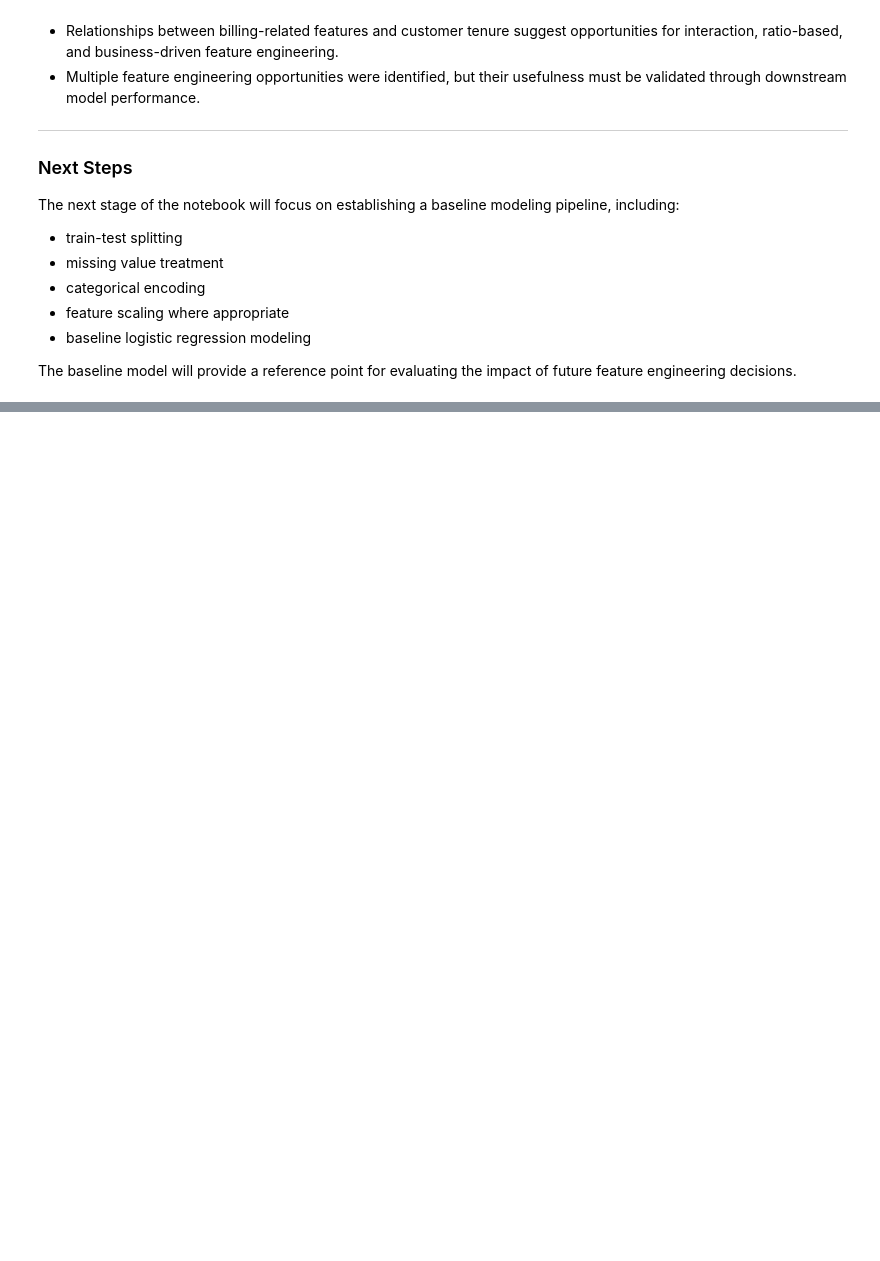
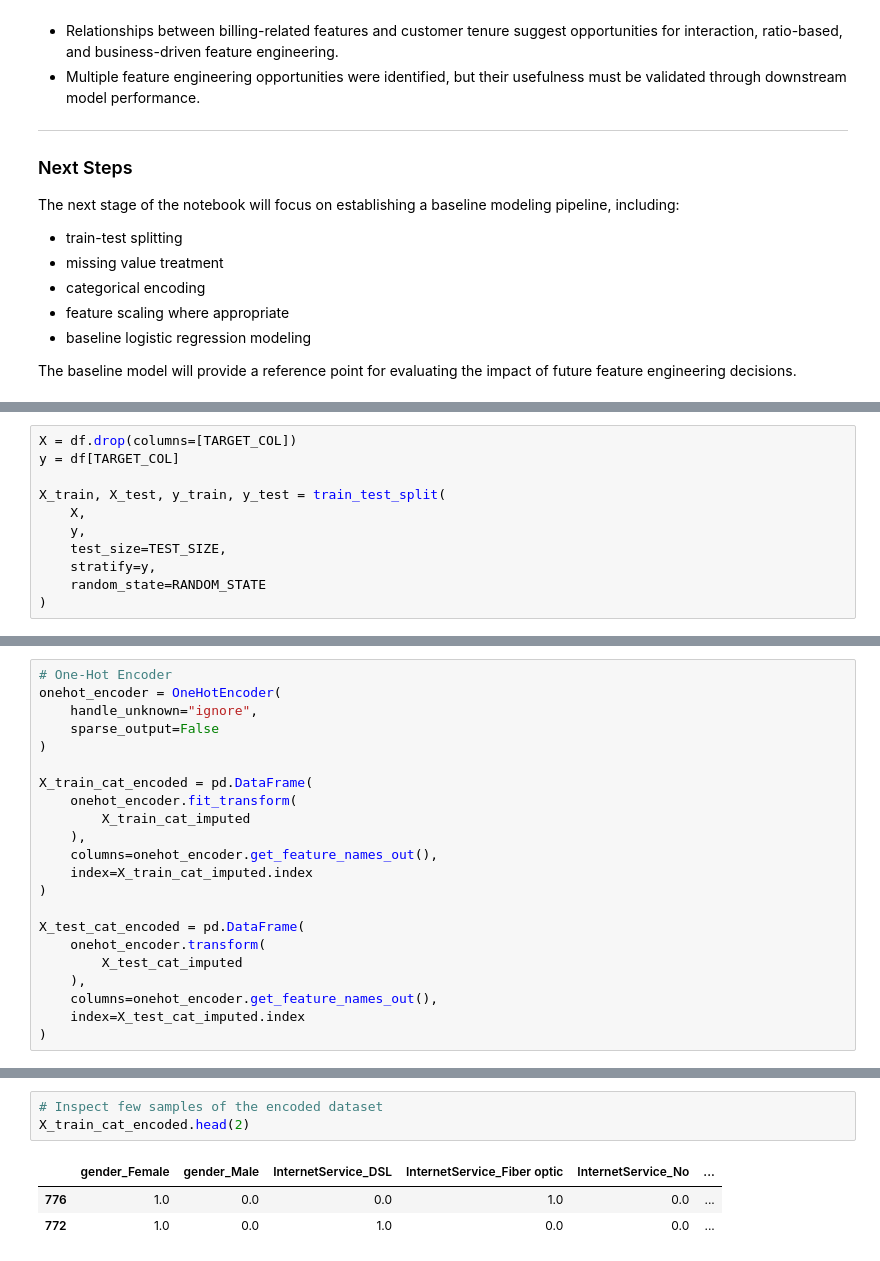
Before and after one commit to AmishaTiwari/ml-model-playbook, a Jupyter notebook: feature_engineering/feature_engineering.ipynb, the cells around one changed output, grey strips where cells are left out. Drawn from its saved outputs; the diff is of its cells as text; blank space fills up the shorter version.

```diff
--- a/feature_engineering/feature_engineering.ipynb
+++ b/feature_engineering/feature_engineering.ipynb
@@ -828,0 +853,11 @@ The baseline model will provide a reference point for evaluating the impact of f
+# %%
+X = df.drop(columns=[TARGET_COL])
+y = df[TARGET_COL]
+
+X_train, X_test, y_train, y_test = train_test_split(
+    X,
+    y,
+    test_size=TEST_SIZE,
+    stratify=y,
+    random_state=RANDOM_STATE
+)
@@ -828,0 +1111,22 @@ The baseline model will provide a reference point for evaluating the impact of f
+# %%
+# One-Hot Encoder
+onehot_encoder = OneHotEncoder(
+    handle_unknown="ignore",
+    sparse_output=False
+)
+
+X_train_cat_encoded = pd.DataFrame(
+    onehot_encoder.fit_transform(
+        X_train_cat_imputed
+    ),
+    columns=onehot_encoder.get_feature_names_out(),
+    index=X_train_cat_imputed.index
+)
+
+X_test_cat_encoded = pd.DataFrame(
+    onehot_encoder.transform(
+        X_test_cat_imputed
+    ),
+    columns=onehot_encoder.get_feature_names_out(),
+    index=X_test_cat_imputed.index
+)
@@ -828,0 +1162,7 @@ The baseline model will provide a reference point for evaluating the impact of f
+# %%
+# Inspect few samples of the encoded dataset
+X_train_cat_encoded.head(2)
+# %% [output]
+|  | gender_Female | gender_Male | InternetService_DSL | InternetService_Fiber optic | InternetService_No | ... |
+| 776 | 1.0 | 0.0 | 0.0 | 1.0 | 0.0 | ... |
+| 772 | 1.0 | 0.0 | 1.0 | 0.0 | 0.0 | ... |
```
Also changed, not shown: parts of 56 cells of this notebook.
